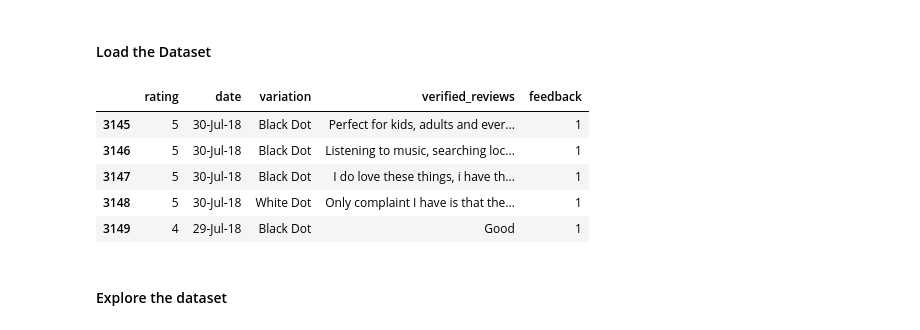
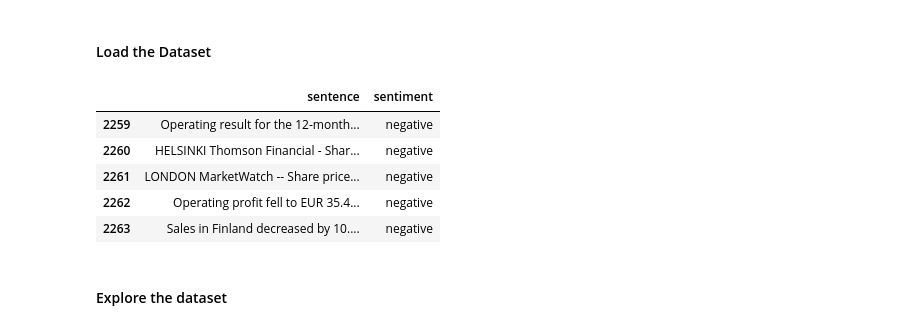
Before and after one commit to younghun1124/AI-assignment, a Jupyter notebook: [NLP]_Lab_1.ipynb, the cells around one changed output. Drawn from its saved outputs; the diff is of its cells as text; code cells hidden in the pictures.

```diff
--- a/[NLP]_Lab_1.ipynb
+++ b/[NLP]_Lab_1.ipynb
@@ -581,20 +572,25 @@ Will grade it only on and off. But briefly tell us what did you try.
 # %%
 # Import libraries
 import pandas as pd
 
 # read the dataset
-copus_url = ###############
-df=pd.read_csv(copus_url, sep='\t')
+file_path = '/content/sample_data/Sentences_AllAgree.txt'
+
+# 데이터 불러오기 (구분자 @ 사용)
+df = pd.read_csv(file_path, sep='@', header=None, names=['sentence', 'sentiment'])
+
+# 데이터 확인
+df.tail()
 
 # Show top 5-records
 df.tail()
 # %% [output]
-|  | rating | date | variation | verified_reviews | feedback |
-| 3145 | 5 | 30-Jul-18 | Black Dot | Perfect for kids, adults and ever... | 1 |
-| 3146 | 5 | 30-Jul-18 | Black Dot | Listening to music, searching loc... | 1 |
-| 3147 | 5 | 30-Jul-18 | Black Dot | I do love these things, i have th... | 1 |
-| 3148 | 5 | 30-Jul-18 | White Dot | Only complaint I have is that the... | 1 |
-| 3149 | 4 | 29-Jul-18 | Black Dot | Good | 1 |
+|  | sentence | sentiment |
+| 2259 | Operating result for the 12-month... | negative |
+| 2260 | HELSINKI Thomson Financial - Shar... | negative |
+| 2261 | LONDON MarketWatch -- Share price... | negative |
+| 2262 | Operating profit fell to EUR 35.4... | negative |
+| 2263 | Sales in Finland decreased by 10.... | negative |
 # %% [markdown]
 #### Explore the dataset
 # %%
```
Also changed, not shown: parts of 13 cells of this notebook.
